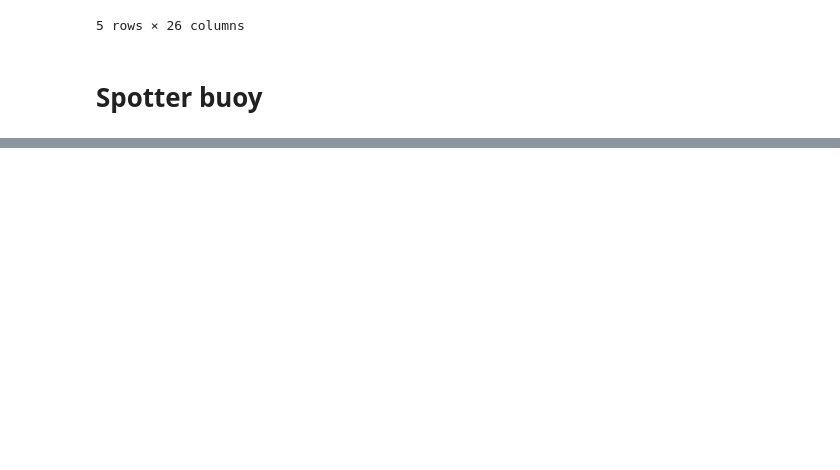
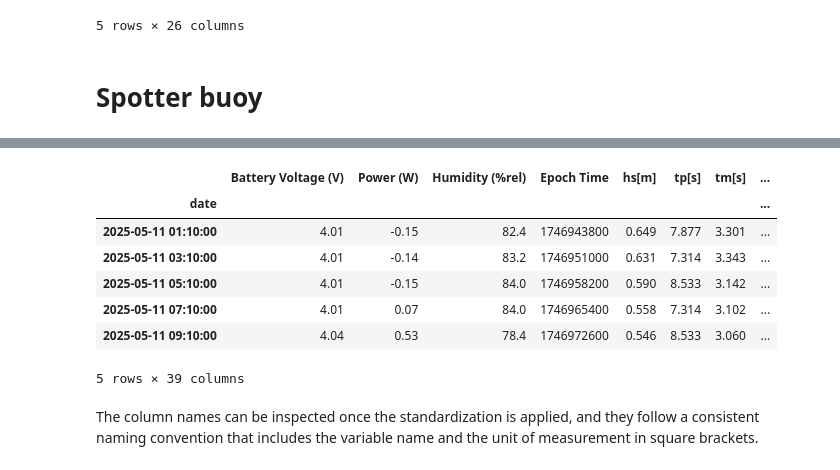
Before and after one commit to oceanicos-dev-org/oceanicospy, a Jupyter notebook: examples/reading_field_data.ipynb, the cells around one changed output, grey strips where cells are left out. Saved outputs shown, nothing was run; the diff lists cells and outputs as text; code cells hidden in the pictures; blank space fills up the shorter version.

```diff
--- a/examples/reading_field_data.ipynb
+++ b/examples/reading_field_data.ipynb
@@ -499,0 +551,13 @@ dict_spotter_sources['spotter_data_sofar']
+# %%
+dict_clean_spotter_sources['spotter_data_sofar'].head()
+# %% [output]
+|  | Battery Voltage (V) | Power (W) | Humidity (%rel) | Epoch Time | hs[m] | tp[s] | tm[s] | ... |
+| date |  |  |  |  |  |  |  | ... |
+| 2025-05-11 01:10:00 | 4.01 | -0.15 | 82.4 | 1746943800 | 0.649 | 7.877 | 3.301 | ... |
+| 2025-05-11 03:10:00 | 4.01 | -0.14 | 83.2 | 1746951000 | 0.631 | 7.314 | 3.343 | ... |
+| 2025-05-11 05:10:00 | 4.01 | -0.15 | 84.0 | 1746958200 | 0.590 | 8.533 | 3.142 | ... |
+| 2025-05-11 07:10:00 | 4.01 | 0.07 | 84.0 | 1746965400 | 0.558 | 7.314 | 3.102 | ... |
+| 2025-05-11 09:10:00 | 4.04 | 0.53 | 78.4 | 1746972600 | 0.546 | 8.533 | 3.060 | ... |
+5 rows × 39 columns
+# %% [markdown]
+The column names can be inspected once the standardization is applied, and they follow a consistent naming convention that includes the variable name and the unit of measurement in square brackets.
```
Also changed, not shown: parts of 22 cells of this notebook, 8 other files.
